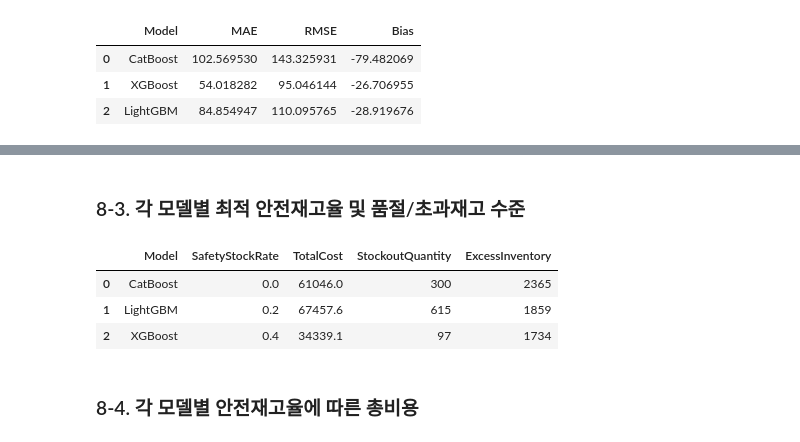
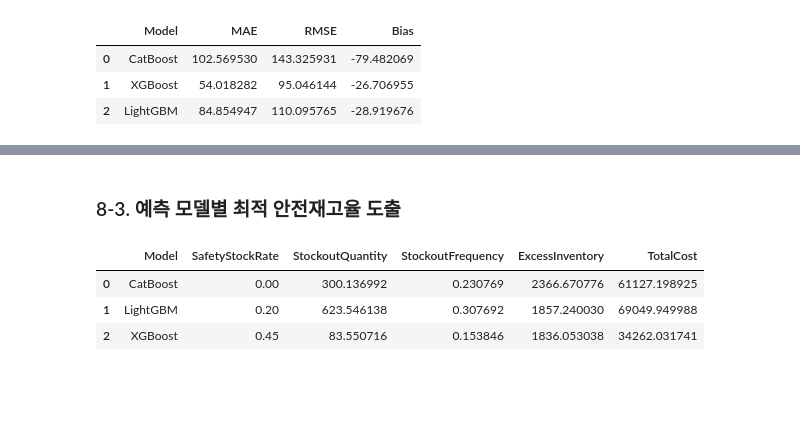
Before and after one commit to skyup-509/SCM_SafetyStock, a Jupyter notebook: 안전재고율에 따른 재고 수준.ipynb, the cells around one changed output, grey strips where cells are left out. Saved outputs shown, nothing was run; the diff lists cells and outputs as text; code cells hidden in the pictures; blank space fills up the shorter version.

Commit message:
리드미 수정 + 안전재고율 최적화

```diff
--- a/안전재고율에 따른 재고 수준.ipynb
+++ b/안전재고율에 따른 재고 수준.ipynb
@@ -7,7 +7,8 @@
 # %%
 import pandas as pd
 
-df = pd.read_excel("/content/Online Retail.xlsx")
+# df = pd.read_excel("/content/Online Retail.xlsx")
+df = pd.read_excel("./data/Online Retail.xlsx")
 # %%
 df.head()
 # %% [output]
@@ -585 +558,21 @@ SAFETY_STOCK_RATES = np.arange(0, 1.01, 0.05)
+# %%
+import numpy as np
+
+STOCKOUT_COST_RATE = 1.0
+EXCESS_COST_RATE = 0.1
+
+BASELINE_SAFETY_STOCK_RATE = 0.20
+
+SAFETY_STOCK_MIN = 0.00
+SAFETY_STOCK_MAX = 1.00
+SAFETY_STOCK_STEP = 0.05
+
+SAFETY_STOCK_RATES = np.round(
+    np.arange(
+        SAFETY_STOCK_MIN,
+        SAFETY_STOCK_MAX + SAFETY_STOCK_STEP,
+        SAFETY_STOCK_STEP
+    ),
+    2
+)
 # %% [markdown]
@@ -711,21 +670,19 @@ all_optimization_results
 # %% [markdown]
-### 8-3. 각 모델별 최적 안전재고율 및 품절/초과재고 수준
+### 8-3. 예측 모델별 최적 안전재고율 도출
 # %%
 optimal_results = (
-    all_optimization_results
+    optimization_results
     .loc[
-        all_optimization_results
+        optimization_results
         .groupby("Model")["TotalCost"]
         .idxmin()
     ]
     .reset_index(drop=True)
 )
 
 optimal_results
 # %% [output]
-|  | Model | SafetyStockRate | TotalCost | StockoutQuantity | ExcessInventory |
-| 0 | CatBoost | 0.0 | 61046.0 | 300 | 2365 |
-| 1 | LightGBM | 0.2 | 67457.6 | 615 | 1859 |
-| 2 | XGBoost | 0.4 | 34339.1 | 97 | 1734 |
+|  | Model | SafetyStockRate | StockoutQuantity | StockoutFrequency | ExcessInventory | TotalCost |
+| 0 | CatBoost | 0.00 | 300.136992 | 0.230769 | 2366.670776 | 61127.198925 |
+| 1 | LightGBM | 0.20 | 623.546138 | 0.307692 | 1857.240030 | 69049.949988 |
+| 2 | XGBoost | 0.45 | 83.550716 | 0.153846 | 1836.053038 | 34262.031741 |
-# %% [markdown]
-### 8-4. 각 모델별 안전재고율에 따른 총비용
```
Also changed, not shown: parts of 14 cells of this notebook, 3 other files.
